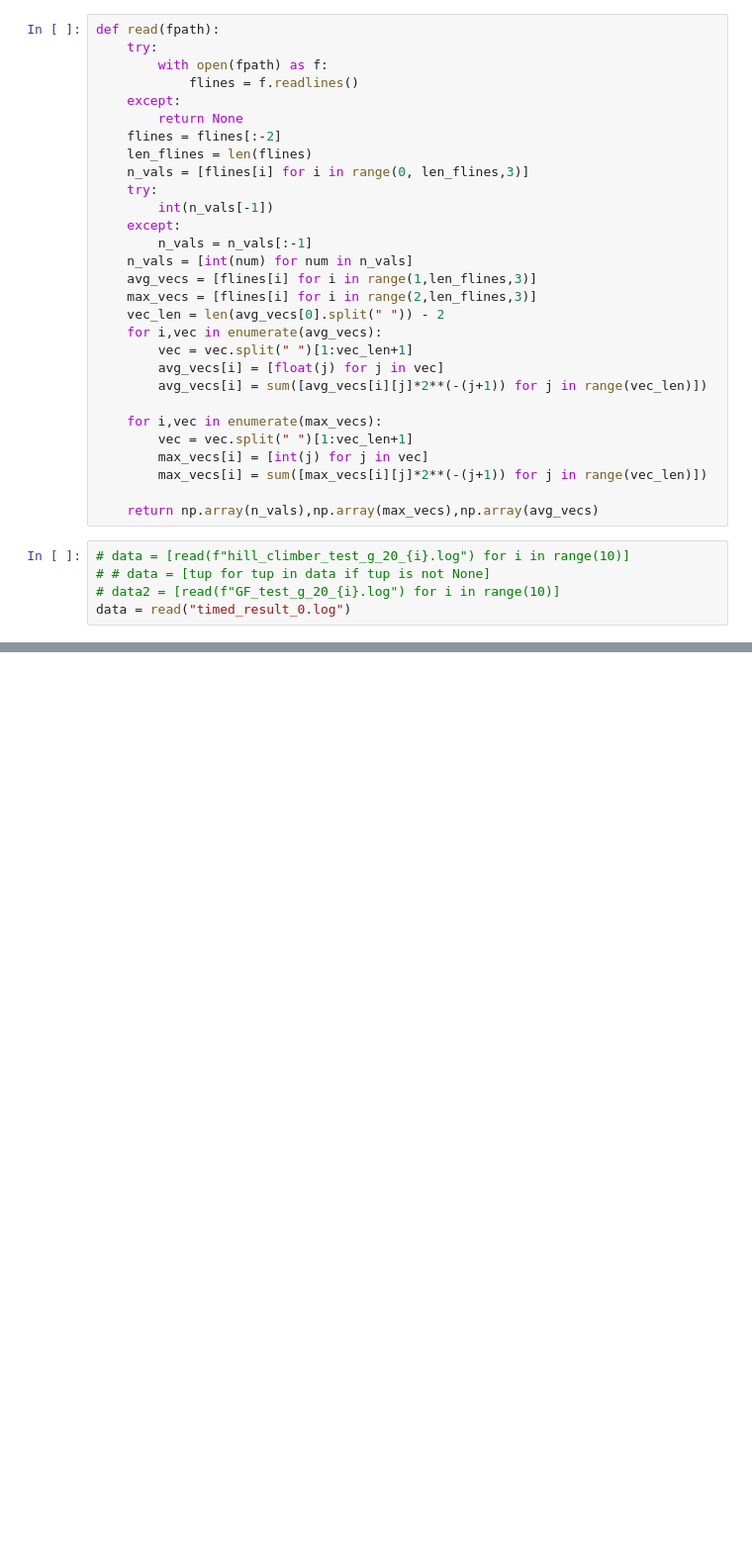
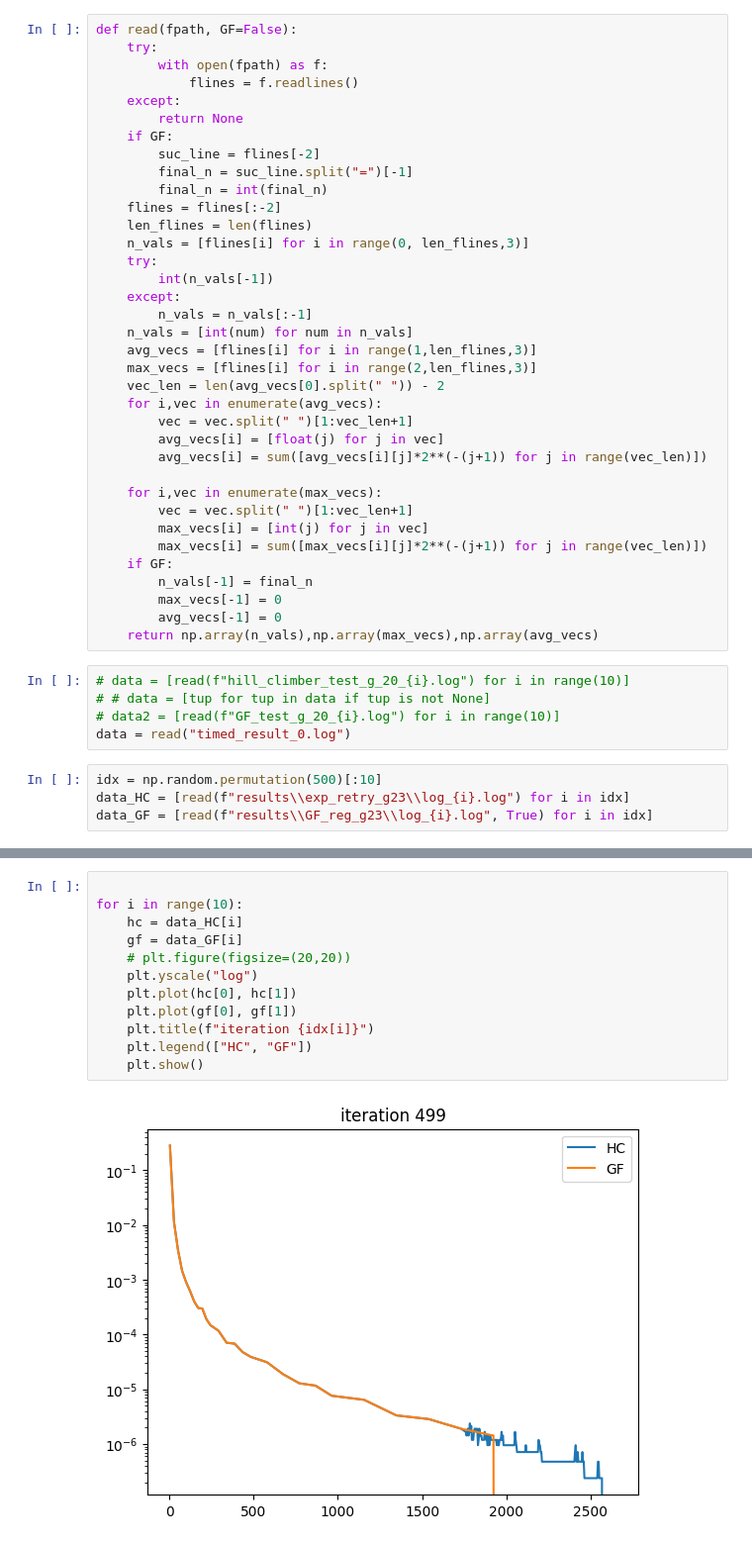
Before and after one commit to itai953/Project, a Jupyter notebook: plotter.ipynb, the cells around one changed output, grey strips where cells are left out. Shown: that part at 99% size. Cells and saved outputs as stored; diff of their text form; blank space fills up the shorter version.

```diff
--- a/plotter.ipynb
+++ b/plotter.ipynb
@@ -2,12 +2,16 @@
 import matplotlib.pyplot as plt
 import numpy as np
 # %%
-def read(fpath):
+def read(fpath, GF=False):
     try:
         with open(fpath) as f:
             flines = f.readlines()
     except:
         return None
+    if GF:
+        suc_line = flines[-2]
+        final_n = suc_line.split("=")[-1]
+        final_n = int(final_n)
     flines = flines[:-2]
     len_flines = len(flines)
     n_vals = [flines[i] for i in range(0, len_flines,3)]
@@ -28,10 +32,17 @@ def read(fpath):
         vec = vec.split(" ")[1:vec_len+1]
         max_vecs[i] = [int(j) for j in vec]
         max_vecs[i] = sum([max_vecs[i][j]*2**(-(j+1)) for j in range(vec_len)])
-
+    if GF:
+        n_vals[-1] = final_n
+        max_vecs[-1] = 0
+        avg_vecs[-1] = 0
     return np.array(n_vals),np.array(max_vecs),np.array(avg_vecs)
 # %%
 # data = [read(f"hill_climber_test_g_20_{i}.log") for i in range(10)]
 # # data = [tup for tup in data if tup is not None]
 # data2 = [read(f"GF_test_g_20_{i}.log") for i in range(10)]
 data = read("timed_result_0.log")
+# %%
+idx = np.random.permutation(500)[:10]
+data_HC = [read(f"results\\exp_retry_g23\\log_{i}.log") for i in idx]
+data_GF = [read(f"results\\GF_reg_g23\\log_{i}.log", True) for i in idx]
@@ -37,0 +66,14 @@ data = read("timed_result_0.log")
+# %%
+
+for i in range(10):
+    hc = data_HC[i]
+    gf = data_GF[i]
+    # plt.figure(figsize=(20,20))
+    plt.yscale("log")
+    plt.plot(hc[0], hc[1])
+    plt.plot(gf[0], gf[1])
+    plt.title(f"iteration {idx[i]}")
+    plt.legend(["HC", "GF"])
+    plt.show()
+# %% [output]
+[figure, added]
```
Also changed, not shown: parts of 5 cells of this notebook, 3 other files.
